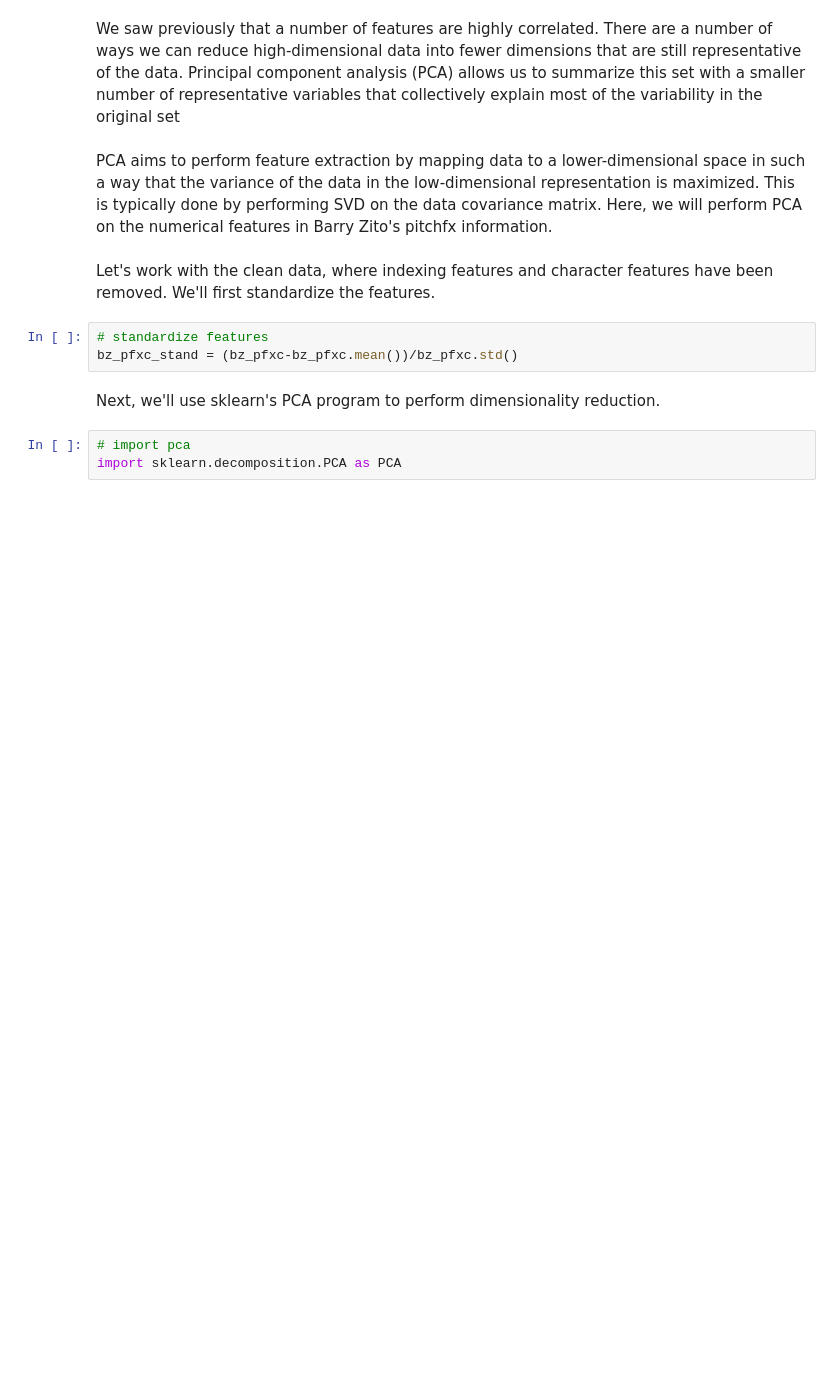
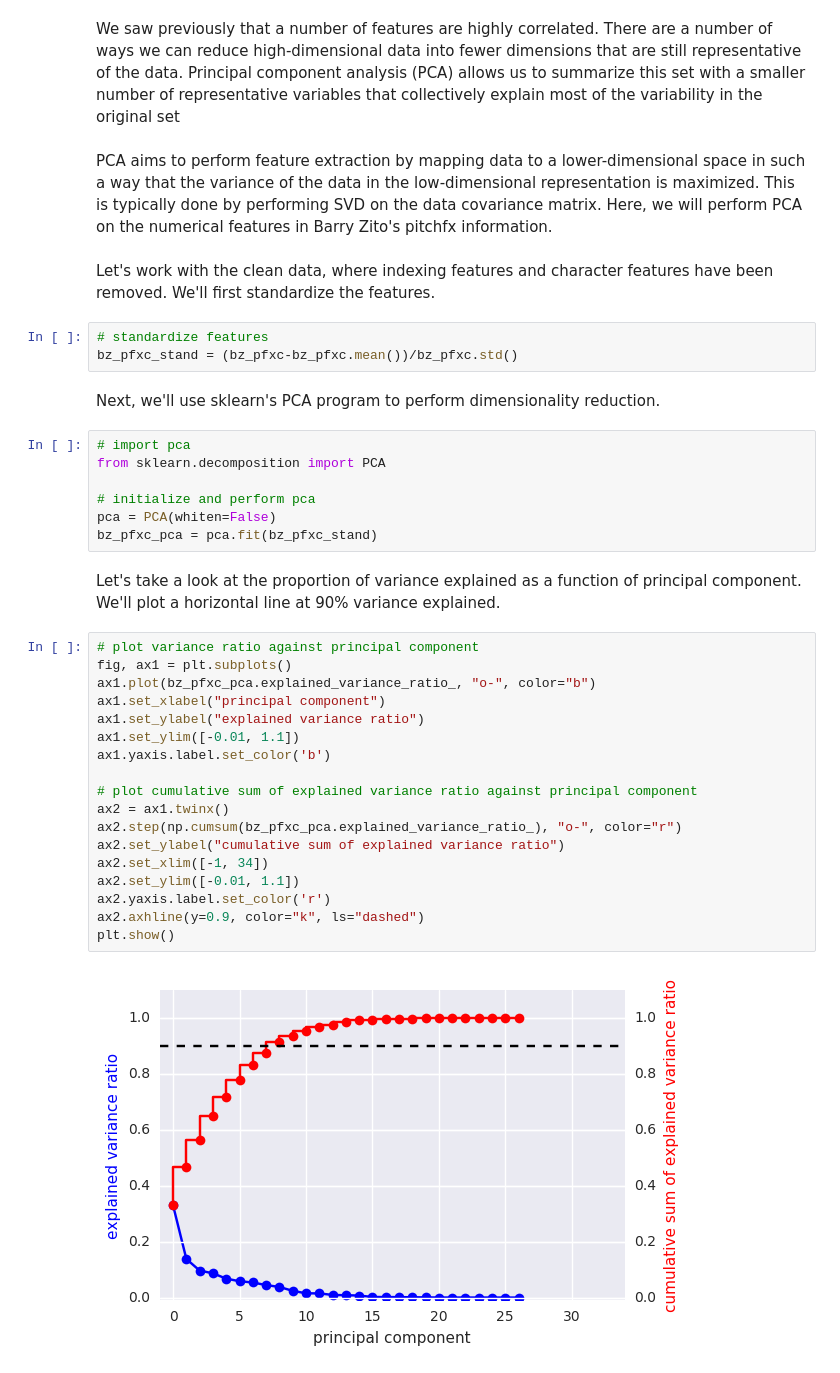
Before and after one commit to jasonpchang/pitchfx_sql, a Jupyter notebook: Notebooks/eda.ipynb, the cells around one changed output. Cells and saved outputs as stored; diff of their text form; blank space fills up the shorter version.

Commit message:
Completed initial pca

```diff
--- a/Notebooks/eda.ipynb
+++ b/Notebooks/eda.ipynb
@@ -413,4 +413,30 @@ bz_pfxc_stand = (bz_pfxc-bz_pfxc.mean())/bz_pfxc.std()
 Next, we'll use sklearn's PCA program to perform dimensionality reduction.
 # %%
 # import pca
-import sklearn.decomposition.PCA as PCA
+from sklearn.decomposition import PCA
+
+# initialize and perform pca
+pca = PCA(whiten=False)
+bz_pfxc_pca = pca.fit(bz_pfxc_stand)
+# %% [markdown]
+Let's take a look at the proportion of variance explained as a function of principal component. We'll plot a horizontal line at 90% variance explained.
+# %%
+# plot variance ratio against principal component
+fig, ax1 = plt.subplots()
+ax1.plot(bz_pfxc_pca.explained_variance_ratio_, "o-", color="b")
+ax1.set_xlabel("principal component")
+ax1.set_ylabel("explained variance ratio")
+ax1.set_ylim([-0.01, 1.1])
+ax1.yaxis.label.set_color('b')
+
+# plot cumulative sum of explained variance ratio against principal component
+ax2 = ax1.twinx()
+ax2.step(np.cumsum(bz_pfxc_pca.explained_variance_ratio_), "o-", color="r")
+ax2.set_ylabel("cumulative sum of explained variance ratio")
+ax2.set_xlim([-1, 34])
+ax2.set_ylim([-0.01, 1.1])
+ax2.yaxis.label.set_color('r')
+ax2.axhline(y=0.9, color="k", ls="dashed")
+plt.show()
+# %% [output]
+[figure, added]
```
Also changed, not shown: parts of 8 cells of this notebook.
